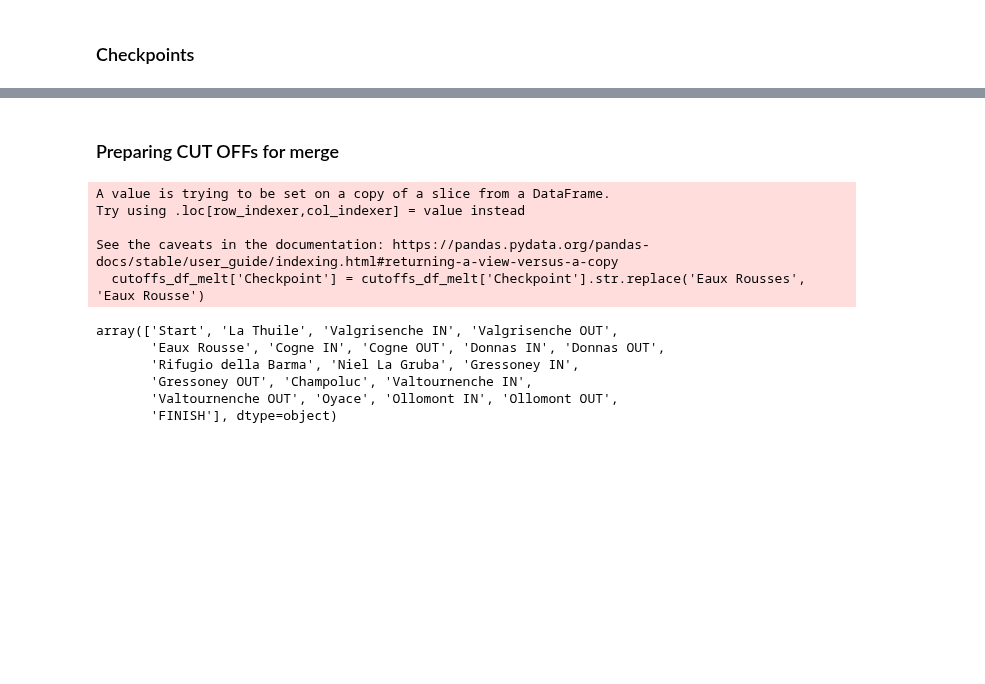
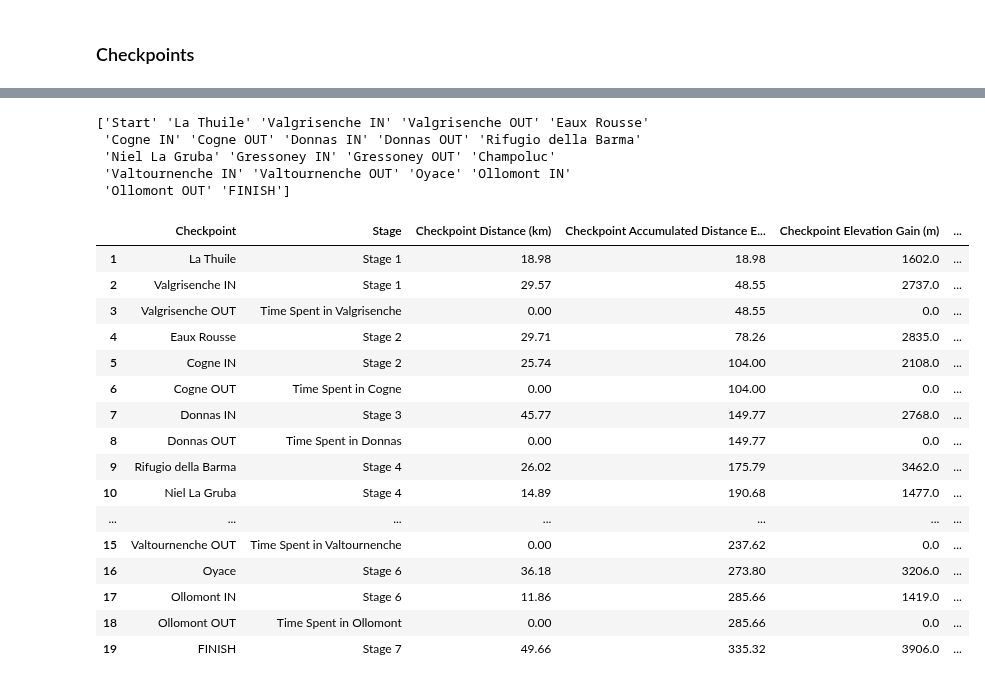
Before and after one commit to kjonina/TORX, a Jupyter notebook: Stage 4 - TOR330 Cut Offs Dataset.ipynb, the cells around one changed output, grey strips where cells are left out. Saved outputs shown, nothing was run; the diff lists cells and outputs as text; code cells hidden in the pictures; blank space fills up the shorter version.

```diff
--- a/Stage 4 - TOR330 Cut Offs Dataset.ipynb
+++ b/Stage 4 - TOR330 Cut Offs Dataset.ipynb
@@ -472,2 +481,41 @@ checkpoints_cut_offs_df
+# %%
+checkpoint_category_order = ['Start', 'La Thuile', 'Valgrisenche IN', 'Valgrisenche OUT', 'Eaux Rousse',
+       'Cogne IN', 'Cogne OUT', 'Donnas IN', 'Donnas OUT',
+       'Rifugio della Barma', 'Niel La Gruba', 'Gressoney IN',
+       'Gressoney OUT', 'Champoluc', 'Valtournenche IN',
+       'Valtournenche OUT', 'Oyace', 'Ollomont IN', 'Ollomont OUT',
+       'FINISH']
+
+checkpoints_cut_offs_df = cleaning_cut_off_data(cutoffs_df, 'Checkpoint', checkpoint_category_order)
+checkpoints_cut_offs_df = place_into_stage(checkpoints_cut_offs_df , 'Checkpoint')
+checkpoints_cut_offs_df = place_in_order(checkpoints_cut_offs_df , 'Checkpoint')
+
+# Running total for seconds
+checkpoints_cut_offs_df['Running Total Checkpoint Duration_seconds'] = checkpoints_cut_offs_df['Checkpoint Duration_seconds'].cumsum()
+
+checkpoints_cut_offs_df
+# %% [output]
+['Start' 'La Thuile' 'Valgrisenche IN' 'Valgrisenche OUT' 'Eaux Rousse'
+ 'Cogne IN' 'Cogne OUT' 'Donnas IN' 'Donnas OUT' 'Rifugio della Barma'
+ 'Niel La Gruba' 'Gressoney IN' 'Gressoney OUT' 'Champoluc'
+ 'Valtournenche IN' 'Valtournenche OUT' 'Oyace' 'Ollomont IN'
+ 'Ollomont OUT' 'FINISH']
+|  | Checkpoint | Stage | Checkpoint Distance (km) | Checkpoint Accumulated Distance E... | Checkpoint Elevation Gain (m) | ... |
+| 1 | La Thuile | Stage 1 | 18.98 | 18.98 | 1602.0 | ... |
+| 2 | Valgrisenche IN | Stage 1 | 29.57 | 48.55 | 2737.0 | ... |
+| 3 | Valgrisenche OUT | Time Spent in Valgrisenche | 0.00 | 48.55 | 0.0 | ... |
+| 4 | Eaux Rousse | Stage 2 | 29.71 | 78.26 | 2835.0 | ... |
+| 5 | Cogne IN | Stage 2 | 25.74 | 104.00 | 2108.0 | ... |
+| 6 | Cogne OUT | Time Spent in Cogne | 0.00 | 104.00 | 0.0 | ... |
+| 7 | Donnas IN | Stage 3 | 45.77 | 149.77 | 2768.0 | ... |
+| 8 | Donnas OUT | Time Spent in Donnas | 0.00 | 149.77 | 0.0 | ... |
+| 9 | Rifugio della Barma | Stage 4 | 26.02 | 175.79 | 3462.0 | ... |
+| 10 | Niel La Gruba | Stage 4 | 14.89 | 190.68 | 1477.0 | ... |
+| ... | ... | ... | ... | ... | ... | ... |
+| 15 | Valtournenche OUT | Time Spent in Valtournenche | 0.00 | 237.62 | 0.0 | ... |
+| 16 | Oyace | Stage 6 | 36.18 | 273.80 | 3206.0 | ... |
+| 17 | Ollomont IN | Stage 6 | 11.86 | 285.66 | 1419.0 | ... |
+| 18 | Ollomont OUT | Time Spent in Ollomont | 0.00 | 285.66 | 0.0 | ... |
+| 19 | FINISH | Stage 7 | 49.66 | 335.32 | 3906.0 | ... |
 # %%
 # Saving this
@@ -475,3 +522 @@ checkpoints_cut_offs_df
 checkpoints_cut_offs_df.to_excel(f'TOR330 Data/4. TOR330 Timetable Data/TOR330_checkpoint_cut_offs_df.xlsx', index = False)
-# %% [markdown]
-### Preparing CUT OFFs for merge
@@ -480,19 +522,0 @@ cutoffs_df_melt = cutoffs_df_melt[['Checkpoint', 'Year', 'Wave','Cut Off Date']]
-# %%
-# Saving this
-cutoffs_df_melt['Checkpoint'] = cutoffs_df_melt['Checkpoint'].str.replace('Eaux Rousses', 'Eaux Rousse')
-cutoffs_df_melt.to_excel(f'TOR330 Data/4. TOR330 Timetable Data/TOR330_aid_station_for_each_year_cut_offs_df.xlsx', index = False)
-# %% [output]
-A value is trying to be set on a copy of a slice from a DataFrame.
-Try using .loc[row_indexer,col_indexer] = value instead
-
-See the caveats in the documentation: https://pandas.pydata.org/pandas-docs/stable/user_guide/indexing.html#returning-a-view-versus-a-copy
-  cutoffs_df_melt['Checkpoint'] = cutoffs_df_melt['Checkpoint'].str.replace('Eaux Rousses', 'Eaux Rousse')
-# %%
-cutoffs_df_melt['Checkpoint'].unique()
-# %% [output]
-array(['Start', 'La Thuile', 'Valgrisenche IN', 'Valgrisenche OUT',
-       'Eaux Rousse', 'Cogne IN', 'Cogne OUT', 'Donnas IN', 'Donnas OUT',
-       'Rifugio della Barma', 'Niel La Gruba', 'Gressoney IN',
-       'Gressoney OUT', 'Champoluc', 'Valtournenche IN',
-       'Valtournenche OUT', 'Oyace', 'Ollomont IN', 'Ollomont OUT',
-       'FINISH'], dtype=object)
```
Also changed, not shown: parts of 38 cells of this notebook, 4 other files.
